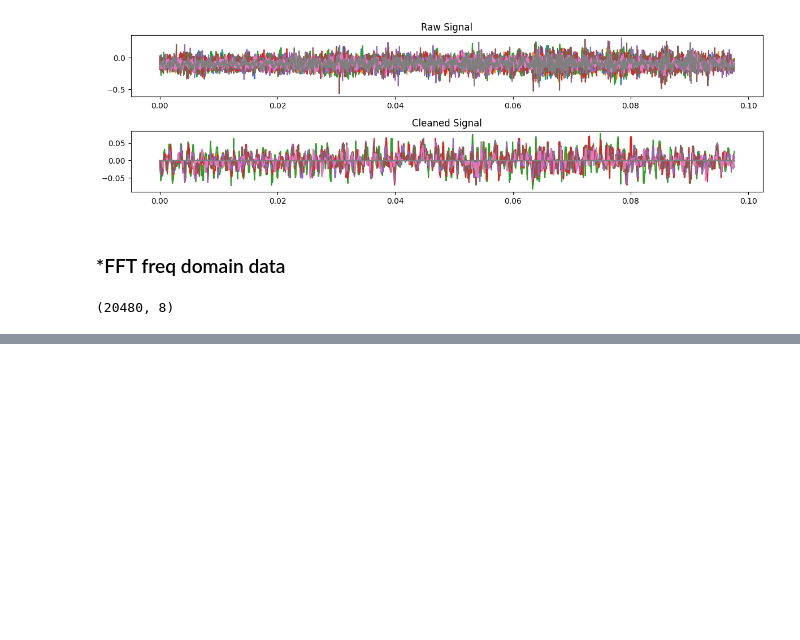
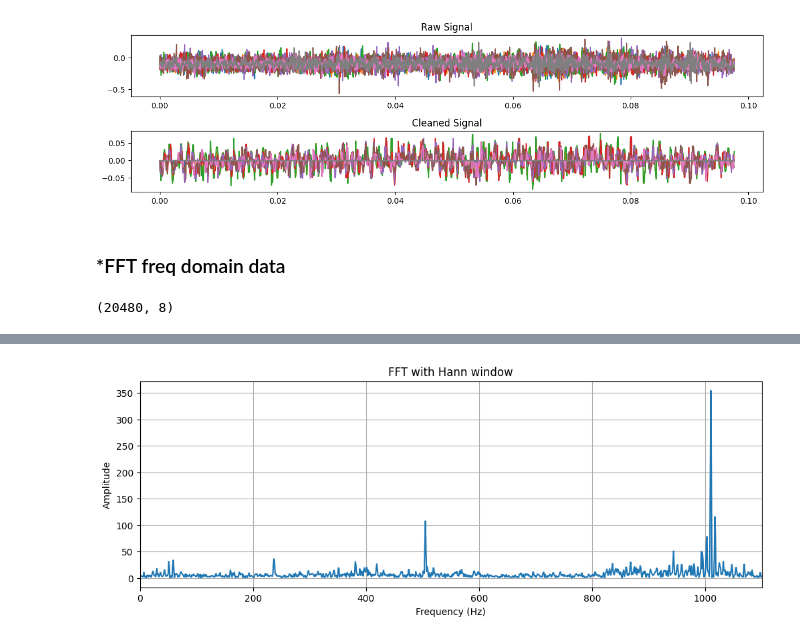
Before and after one commit to sahil07-rg/Vibrational-analysis, a Jupyter notebook: Vibrational_analysis.ipynb, the cells around one changed output, grey strips where cells are left out. Drawn from its saved outputs; the diff is of its cells as text; code cells hidden in the pictures; blank space fills up the shorter version.

```diff
--- a/Vibrational_analysis.ipynb
+++ b/Vibrational_analysis.ipynb
@@ -80,0 +83,22 @@ plt.show()
+# %%
+signal=cleaned_data[:,2]
+from scipy.signal import windows
+window=windows.hann(len(signal))
+signal_win=signal*window # This new signal is the the windowed one to.
+from scipy.fft import rfft, rfftfreq
+Fs=20480
+N1=len(signal_win)
+yf_w=rfft(signal_win)
+xf_w=rfftfreq(N,1/Fs)
+mag=np.abs(yf_w) #It is for saving the magnitude of the yf_w cause it is saved in the complex form.
+# %%
+plt.figure(figsize=(12,4))
+plt.plot(xf,mag)
+plt.xlim(0,1100)
+plt.xlabel("Frequency (Hz)")
+plt.ylabel("Amplitude")
+plt.title("FFT with Hann window")
+plt.grid()
+plt.show()
+# %% [output]
+[figure, added]
```
Also changed, not shown: parts of 3 cells of this notebook.
